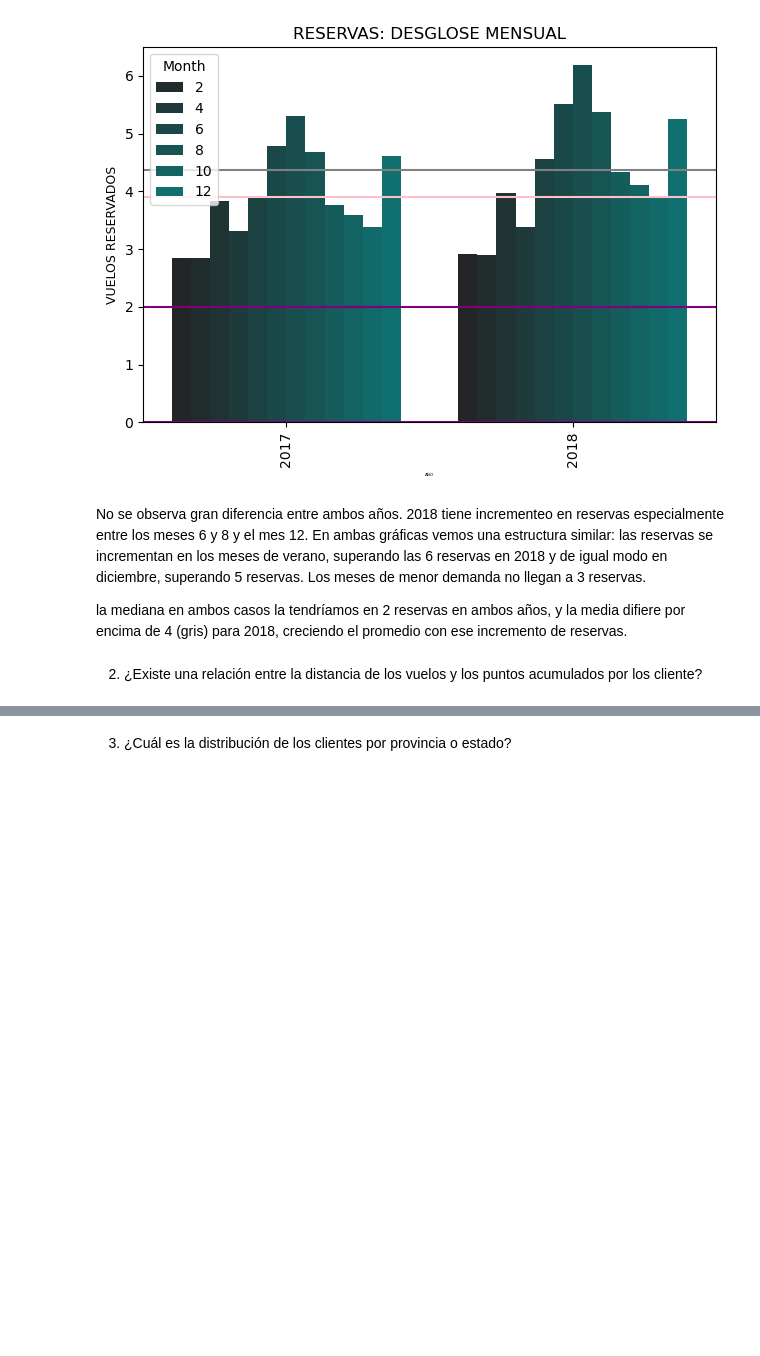
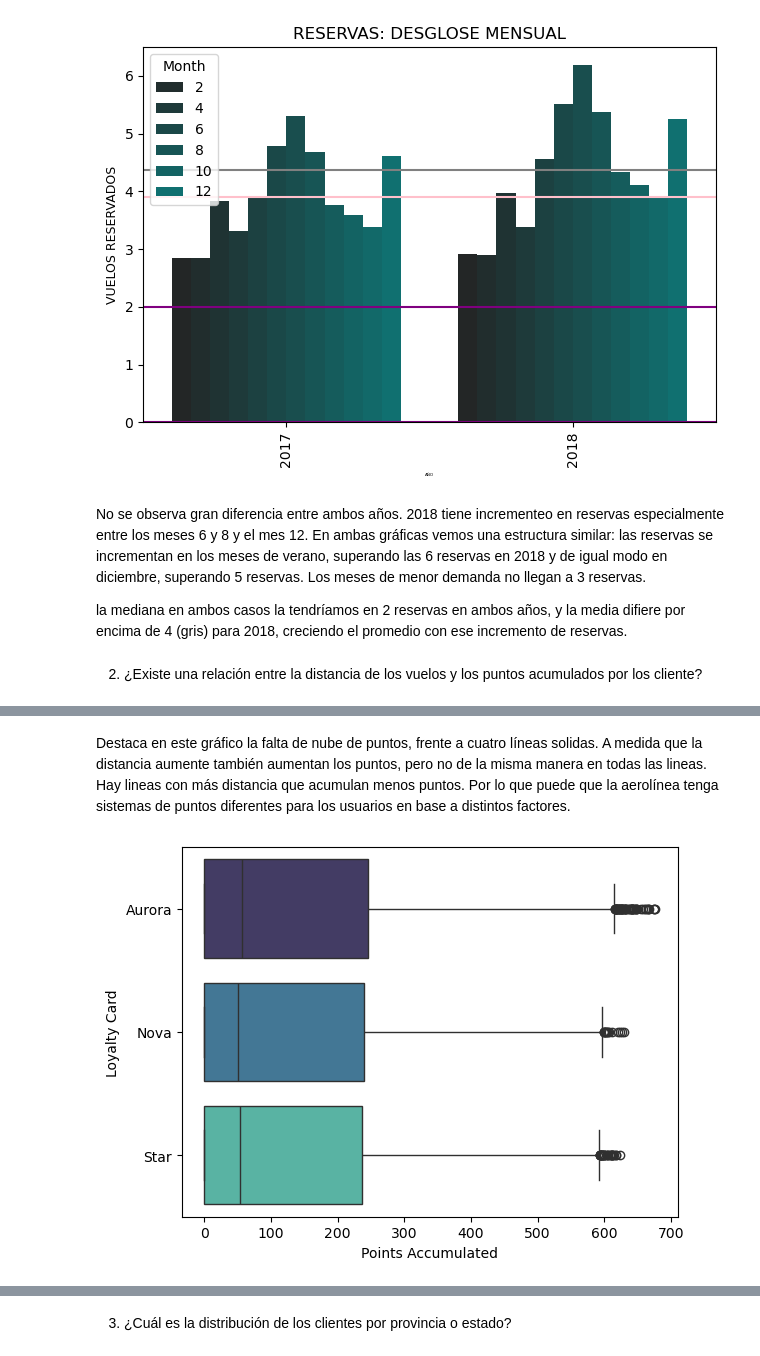
Before and after one commit to Adalab/bda-modulo-3-evaluacion-final-NIEVESPA, a Jupyter notebook: bda-modulo-3-evaluacion-final-NIEVESPA.ipynb, the cells around one changed output, grey strips where cells are left out. Drawn from its saved outputs; the diff is of its cells as text; code cells hidden in the pictures; blank space fills up the shorter version.

```diff
--- a/bda-modulo-3-evaluacion-final-NIEVESPA.ipynb
+++ b/bda-modulo-3-evaluacion-final-NIEVESPA.ipynb
@@ -607,0 +614,9 @@ la mediana en ambos casos la tendríamos en 2 reservas en ambos años, y la medi
+# %% [markdown]
+Destaca en este gráfico la falta de nube de puntos, frente a cuatro líneas solidas. A medida que la distancia aumente también aumentan los puntos, pero no de la misma manera en todas las lineas. Hay lineas con más distancia que acumulan menos puntos. Por lo que puede que la aerolínea tenga sistemas de puntos diferentes para los usuarios en base a distintos factores.
+# %%
+sns.boxplot(x = 'Points Accumulated',
+            y = 'Loyalty Card',
+            data = df_total,
+            palette = "mako");
+# %% [output]
+[figure, added]
```
Also changed, not shown: parts of 17 cells of this notebook, 8 other files.
